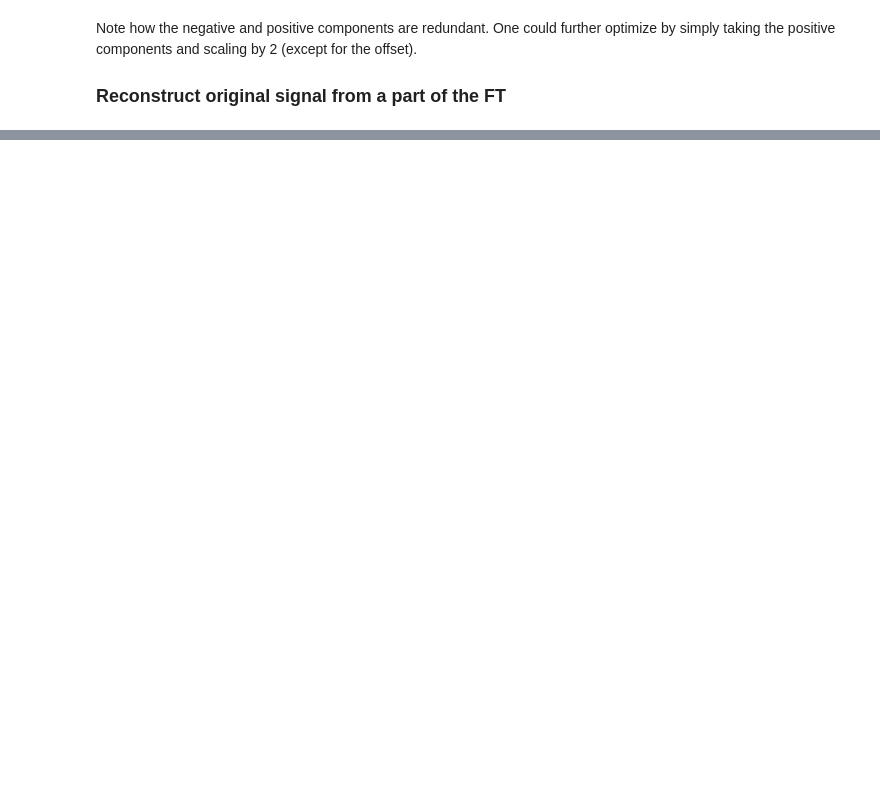
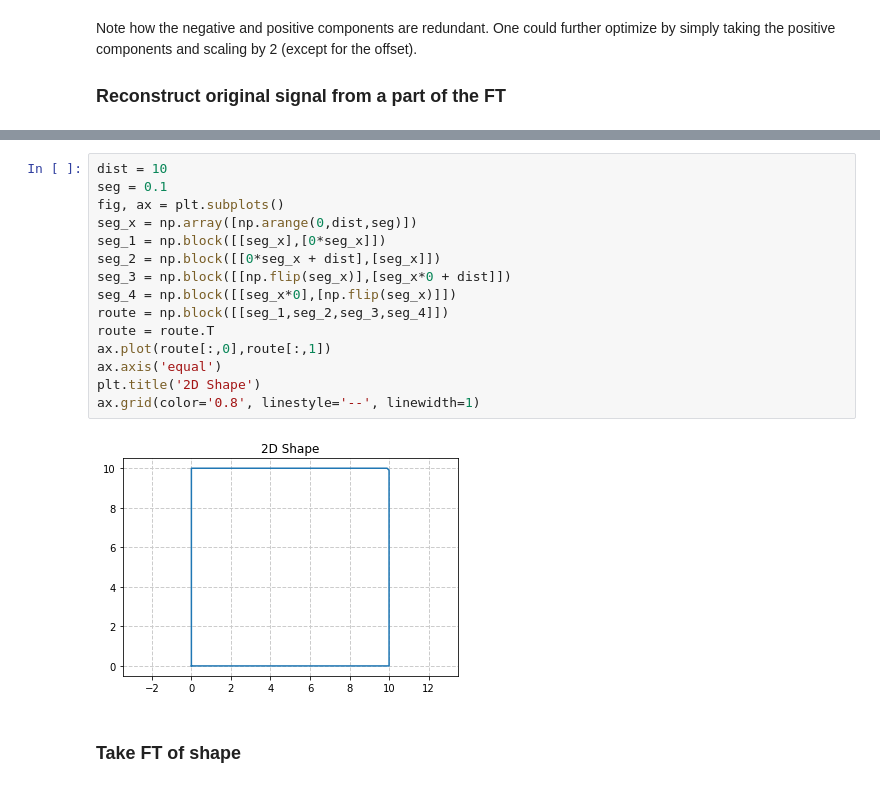
Before and after one commit to NateZimmer/Optimization-Tutorials, a Jupyter notebook: Pages/FourierTransform.ipynb, the cells around one changed output, grey strips where cells are left out. Drawn from its saved outputs; the diff is of its cells as text; blank space fills up the shorter version.

Commit message:
2D Shape demo

```diff
--- a/Pages/FourierTransform.ipynb
+++ b/Pages/FourierTransform.ipynb
@@ -166,0 +171,19 @@ As observed, shockingly, we were able to model a cosine with the Fourier Transfo
+# %%
+dist = 10
+seg = 0.1
+fig, ax = plt.subplots()
+seg_x = np.array([np.arange(0,dist,seg)])
+seg_1 = np.block([[seg_x],[0*seg_x]])
+seg_2 = np.block([[0*seg_x + dist],[seg_x]])
+seg_3 = np.block([[np.flip(seg_x)],[seg_x*0 + dist]])
+seg_4 = np.block([[seg_x*0],[np.flip(seg_x)]])
+route = np.block([[seg_1,seg_2,seg_3,seg_4]])
+route = route.T
+ax.plot(route[:,0],route[:,1])
+ax.axis('equal')
+plt.title('2D Shape')
+ax.grid(color='0.8', linestyle='--', linewidth=1)
+# %% [output]
+[figure, added]
+# %% [markdown]
+### Take FT of shape
```
Also changed, not shown: parts of 11 cells of this notebook.
